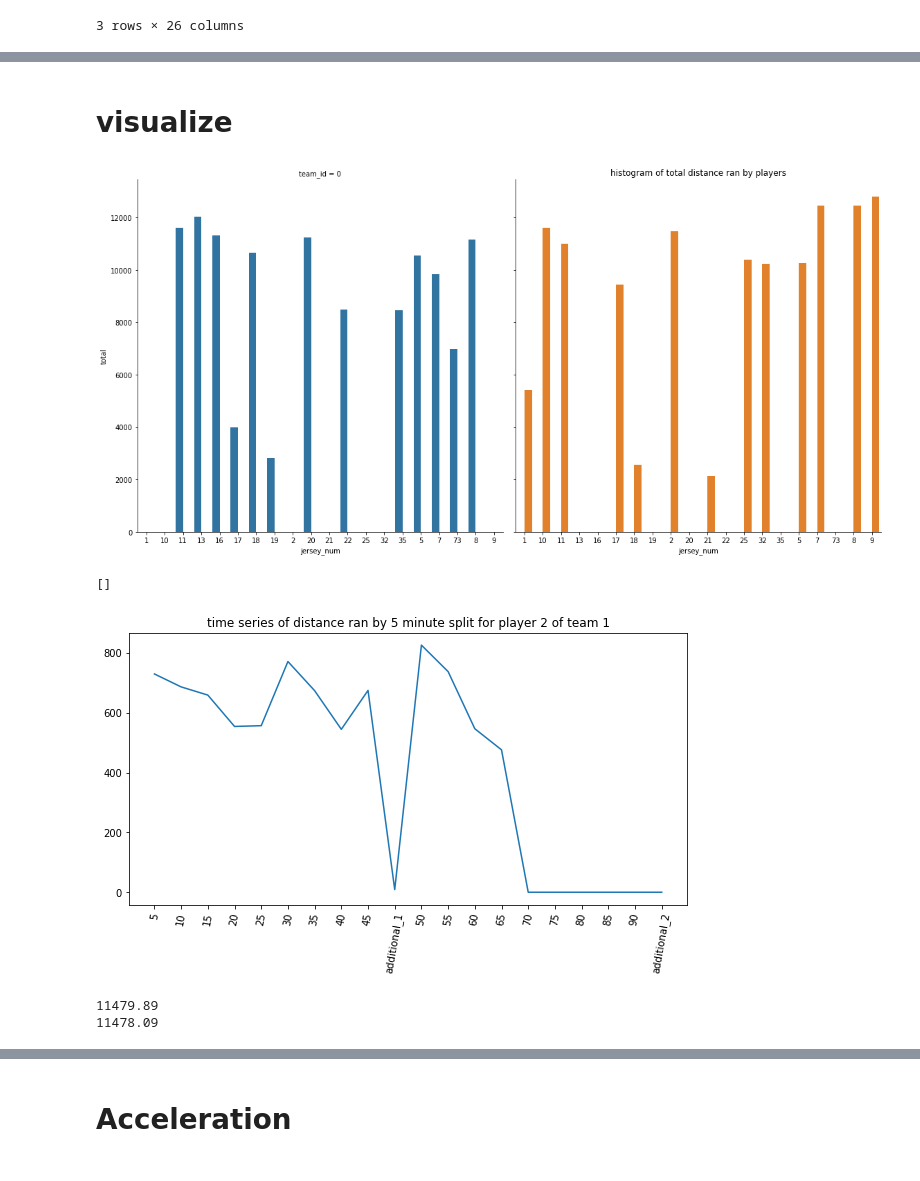
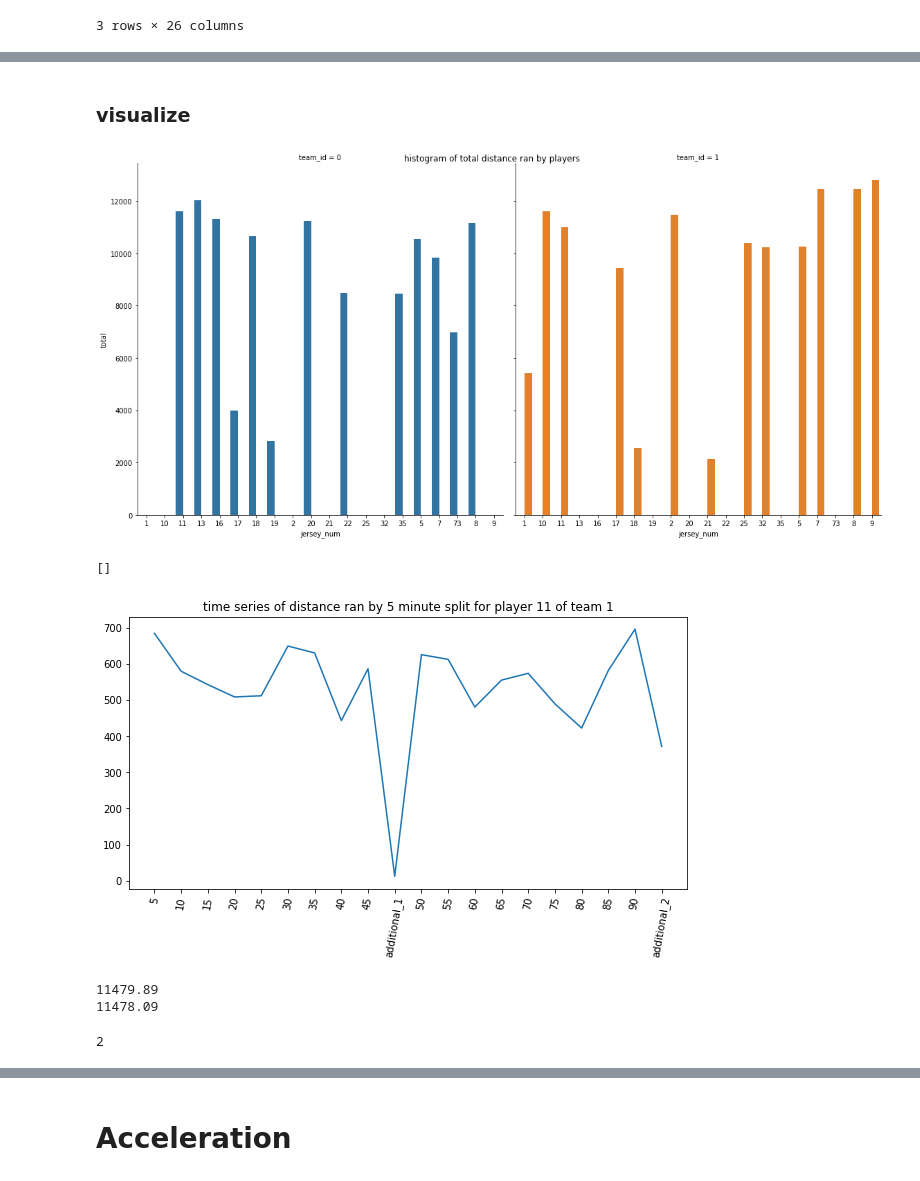
Before and after one commit to Jbalkan/SoccerTrackingData3, a Jupyter notebook: 1_Split_Metrics.ipynb, the cells around one changed output, grey strips where cells are left out. Drawn from its saved outputs; the diff is of its cells as text; code cells hidden in the pictures.

```diff
--- a/1_Split_Metrics.ipynb
+++ b/1_Split_Metrics.ipynb
@@ -317,12 +300,3 @@ importlib.reload(helpers)
 # example
 split_size = 5
 player = team0_players[5]
-# %%
-# tests
-func = helpers.get_total_distance
-
-# test apply_by_split
-result_one_player = helpers.apply_by_split(player, func, metric_name='metric')
-
-# test
-result = helpers.apply_to_all(team1_players, team0_players, func)
@@ -364,9 +329,11 @@ for n, p in team0_players.items():
 > helpers.get_total_distance
 # %%
 # test
-player = team1_players[2]
+player = team1_players[11]
 
-print(helpers.get_total_distance(player, 100, 1000))
+# test apply_by_split
+result_one_player = helpers.apply_by_split(player, func, metric_name='metric')
 
 # get all data
-distances = helpers.apply_to_all(team1_players, team0_players, helpers.get_total_distance, metric_name='distance')
+distances = helpers.apply_to_all(team1_players, team0_players,
+                                 helpers.get_total_distance, metric_name='distance')
@@ -389,7 +361,7 @@ distances.iloc[0][0]
 # %%
 distances = distances.astype(float)
 # %% [markdown]
-# visualize
+### visualize
 # %%
 # plot
 sns.catplot(data=distances[['total']].reset_index(),
@@ -397,23 +369,23 @@ sns.catplot(data=distances[['total']].reset_index(),
             x='jersey_num', y='total', col='team_id', hue='team_id',
            height=8, aspect=1)
 
-plt.title('histogram of total distance ran by players')
+plt.suptitle('histogram of total distance ran by players')
 
 plt.show()
 # %% [output]
-[figure, old version]
+[figure, new version]
 # %%
 # plot
 fig, ax = plt.subplots(figsize=(10, 5))
-sns.lineplot(data=distances.iloc[0].drop('total'), sort=False, ax=ax)
+sns.lineplot(data=distances.loc['0', '5'].drop('total'), sort=False, ax=ax)
 
 plt.xticks(rotation=80)
 plt.title('time series of distance ran by 5 minute split for player {} of team {}'.format(player.jersey_num, player.teamID))
 
 plt.plot()
 # %% [output]
 []
-[figure, old version]
+[figure, new version]
 # %%
 # two methods:
 print(helpers.get_total_distance(player))
@@ -421,5 +393,9 @@ print(helpers.apply_by_split(player, helpers.get_total_distance)[1][-1])
 # %% [output]
 11479.89
 11478.09
+# %%
+player.jersey_num
+# %% [output]
+2
 # %% [markdown]
 # Speed
```
Also changed, not shown: parts of 31 cells of this notebook, 3 other files.
